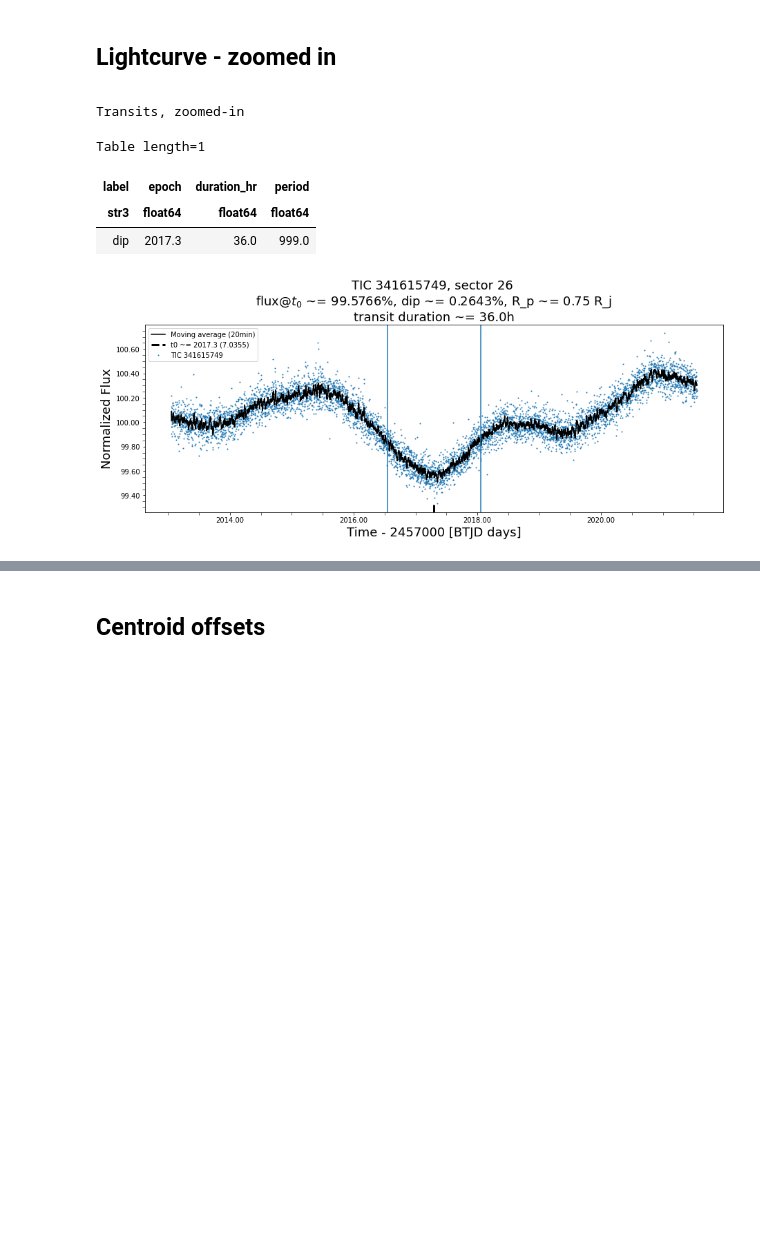
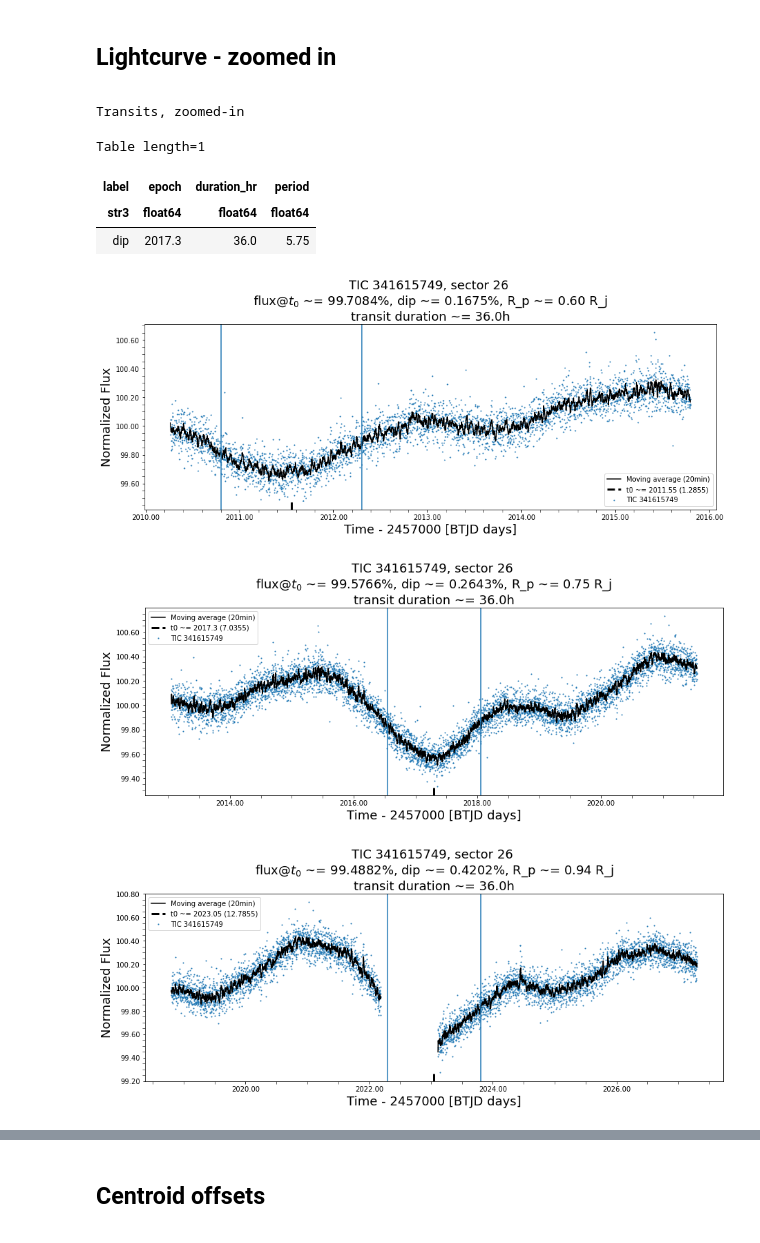
Before and after one commit to orionlee/pht_eb_stats, a Jupyter notebook: vetting_samples/EB_V_341615749.ipynb, the cells around one changed output, grey strips where cells are left out. Drawn from its saved outputs; the diff is of its cells as text; code cells hidden in the pictures; blank space fills up the shorter version.

```diff
--- a/vetting_samples/EB_V_341615749.ipynb
+++ b/vetting_samples/EB_V_341615749.ipynb
@@ -272,8 +273,8 @@ VBox(children=(HBox(children=(FloatText(value=-1.0, description='$t_{epoch}$, -1
 # (Also useful in many subsequent cells as the default zoom-in point)
 # transit_specs for calling plot_transits()
 transit_specs = TransitTimeSpecList(
-    dict(epoch=2017.3, duration_hr=36.0, period=999.0, label="dip",
-         sector=26, steps_to_show=[0],
+    dict(epoch=2017.3, duration_hr=36.0, period=5.75, label="dip",
+         sector=26, steps_to_show=[-1, 0, 1, 2],
         ),
     defaults=dict(surround_time=7.0)
     )
@@ -282,32 +283,34 @@ transit_specs = TransitTimeSpecList(
 def custom_lc_tweak(lc):
     res = lc
     res = res.remove_outliers(sigma=7)
     res = res.bin(time_bin_size=20 * u.min)
     res.meta.update(lc.meta)  #compensate LCv2 bug in bin
     return res
 
 figsize = (15, 5) # (12,6)  # (15, 9)
 axs = tplt.plot_transits(
                          lcf_coll # [of_sectors(lcf_coll, 27)[1], of_sectors(lcf_coll, 28)[1]]
                          , transit_specs
 #                          , flux_col = "sap_flux"
                          , ax_fn=lambda: plt.figure(figsize=figsize).gca()
                          , t0mark_ymax=0.05
 #                          , lc_tweak_fn=lambda lc: lc.remove_outliers(sigma=7)
 #                          , lc_tweak_fn=custom_lc_tweak
                          , moving_avg_window='20min' # None # '30min' # '10min' # None, '20min' #  '30min'
 #                          , set_title=False
                         , ax_tweak_fn=lambda ax: [
 #                        , ax.axvline(2002.8274702863073, c='r', linestyle='--')
                         ]
                         )
 # axs[0].set_ylim(None, 100.15)
 print('Transits, zoomed-in');
 display(transit_specs.to_table());
 # %% [output]
 Transits, zoomed-in
 Table length=1
 | label | epoch | duration_hr | period |
 | str3 | float64 | float64 | float64 |
-| dip | 2017.3 | 36.0 | 999.0 |
+| dip | 2017.3 | 36.0 | 5.75 |
-[figure, old version]
+[figure, new version]
+[figure, added]
+[figure, added]
```
Also changed, not shown: parts of 4 cells of this notebook, 6 other files.
